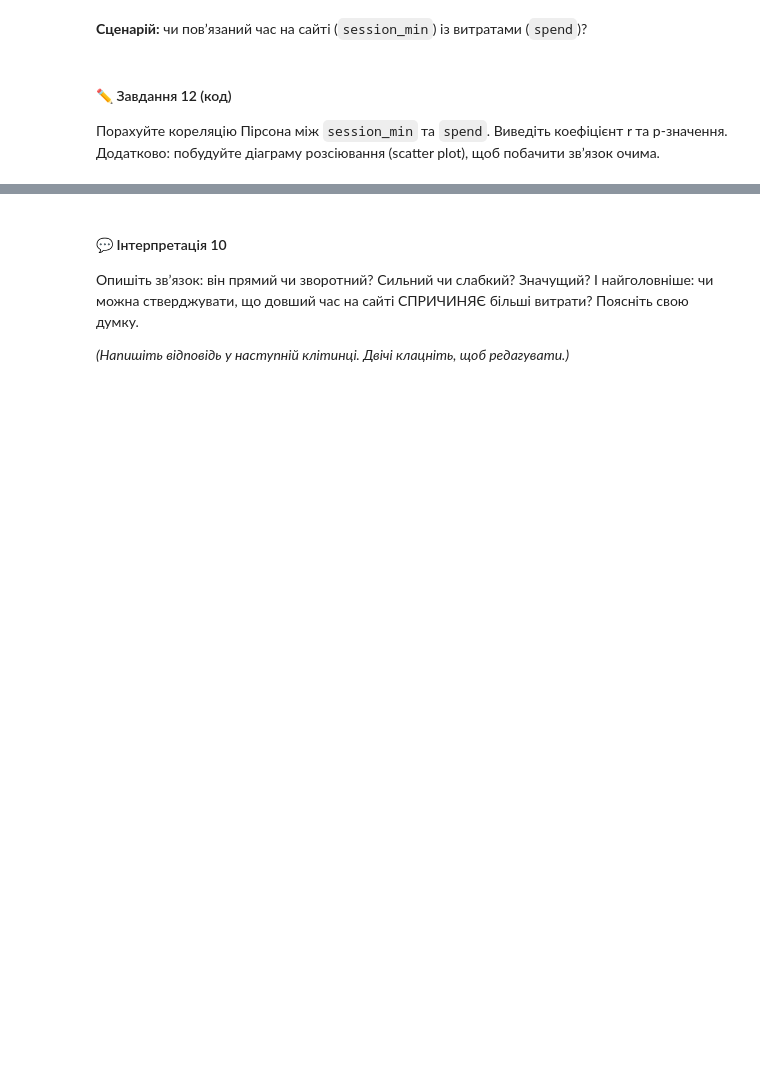
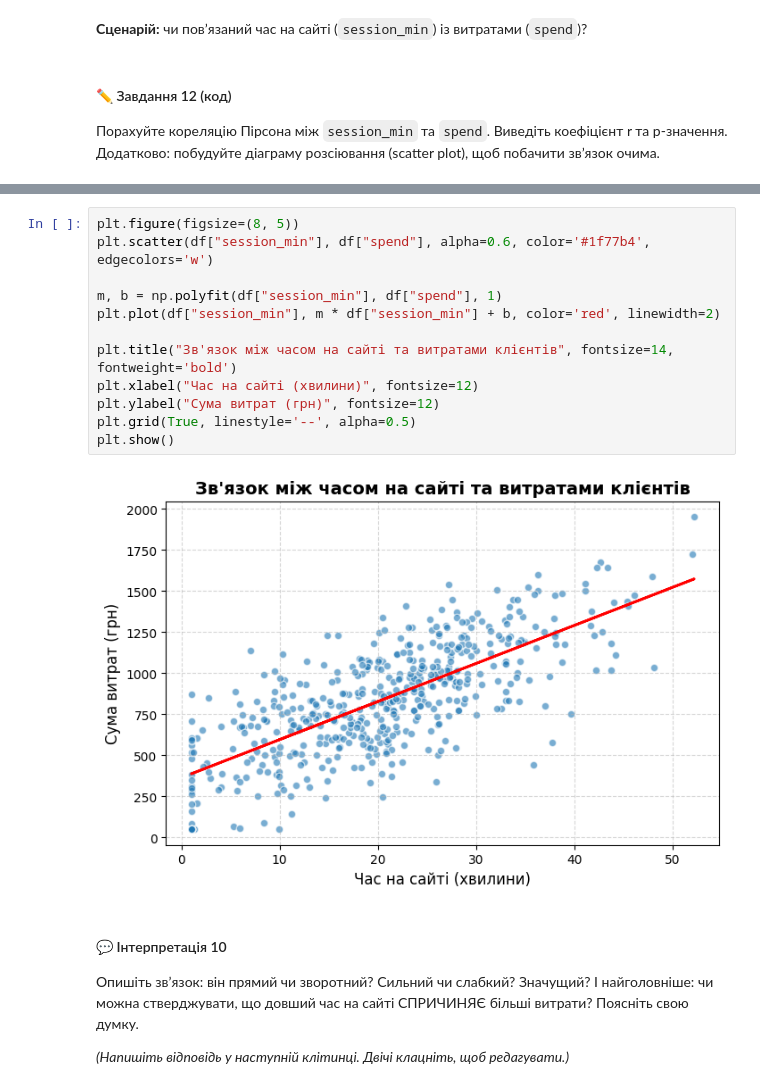
Before and after one commit to AllaYermilko/DTA-2026, a Jupyter notebook: Stat/practice_stat_tests.ipynb, the cells around one changed output, grey strips where cells are left out. Saved outputs shown, nothing was run; the diff lists cells and outputs as text; blank space fills up the shorter version.

```diff
--- a/Stat/practice_stat_tests.ipynb
+++ b/Stat/practice_stat_tests.ipynb
@@ -364,3 +594,17 @@ df.head()
+# %%
+plt.figure(figsize=(8, 5))
+plt.scatter(df["session_min"], df["spend"], alpha=0.6, color='#1f77b4', edgecolors='w')
+
+m, b = np.polyfit(df["session_min"], df["spend"], 1)
+plt.plot(df["session_min"], m * df["session_min"] + b, color='red', linewidth=2)
+
+plt.title("Зв'язок між часом на сайті та витратами клієнтів", fontsize=14, fontweight='bold')
+plt.xlabel("Час на сайті (хвилини)", fontsize=12)
+plt.ylabel("Сума витрат (грн)", fontsize=12)
+plt.grid(True, linestyle='--', alpha=0.5)
+plt.show()
+# %% [output]
+[figure, added]
 # %% [markdown]
 #### 💬 Інтерпретація 10
 
```
Also changed, not shown: parts of 44 cells of this notebook.
